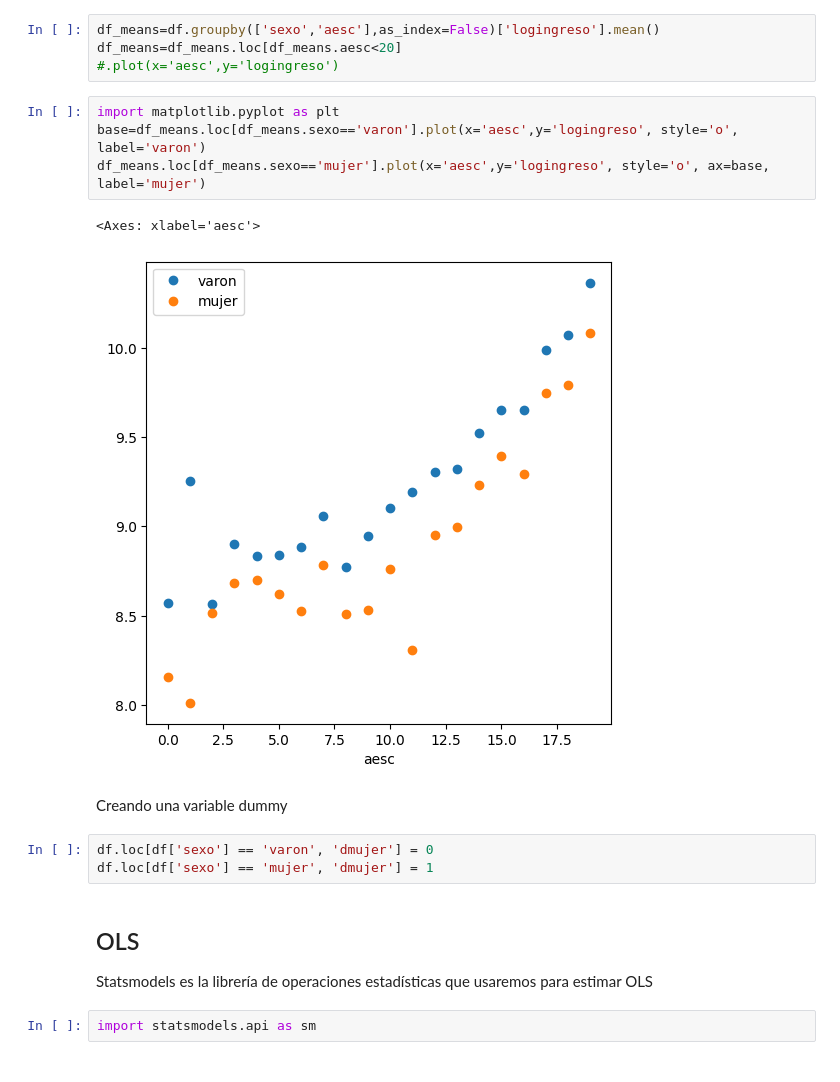
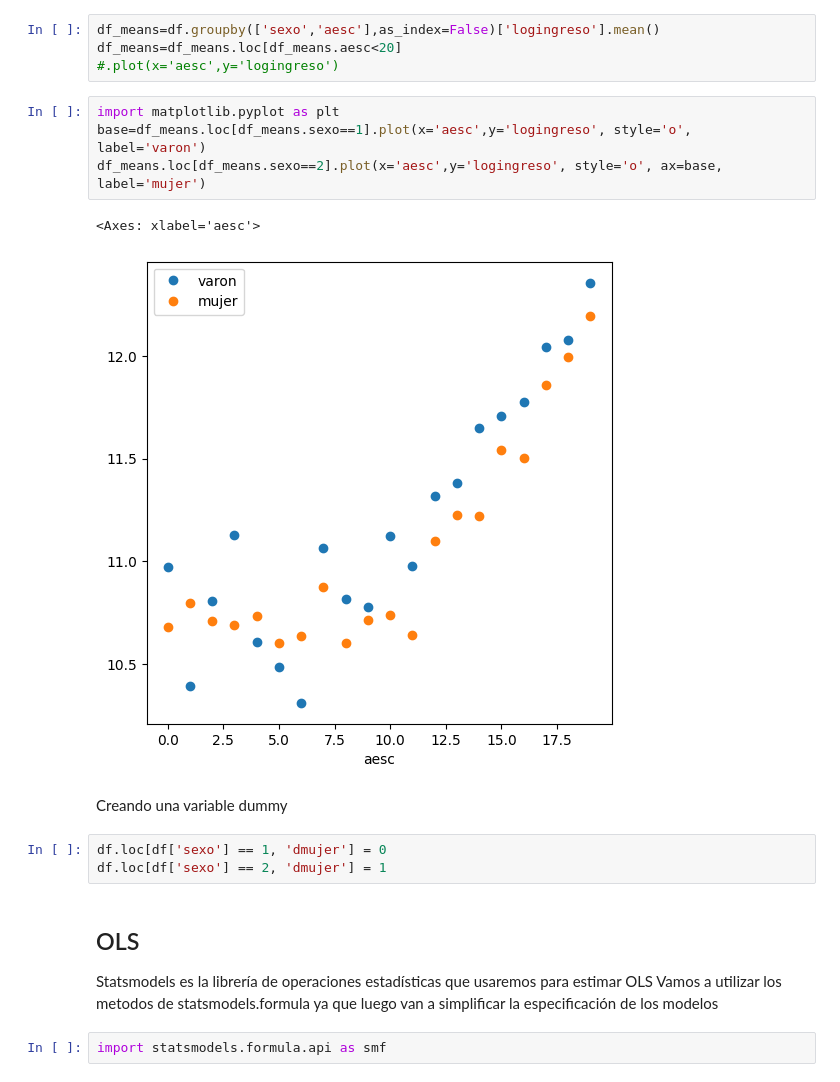
Before and after one commit to rpasquini/econometria-iae, a Jupyter notebook: CEF.ipynb, the cells around one changed output. Drawn from its saved outputs; the diff is of its cells as text.

```diff
--- a/CEF.ipynb
+++ b/CEF.ipynb
@@ -245,19 +241,20 @@ df_means=df_means.loc[df_means.aesc<20]
 #.plot(x='aesc',y='logingreso')
 # %%
 import matplotlib.pyplot as plt
-base=df_means.loc[df_means.sexo=='varon'].plot(x='aesc',y='logingreso', style='o', label='varon')
-df_means.loc[df_means.sexo=='mujer'].plot(x='aesc',y='logingreso', style='o', ax=base, label='mujer')
+base=df_means.loc[df_means.sexo==1].plot(x='aesc',y='logingreso', style='o', label='varon')
+df_means.loc[df_means.sexo==2].plot(x='aesc',y='logingreso', style='o', ax=base, label='mujer')
 # %% [output]
 <Axes: xlabel='aesc'>
-[figure, old version]
+[figure, new version]
 # %% [markdown]
 Creando una variable dummy
 # %%
-df.loc[df['sexo'] == 'varon', 'dmujer'] = 0
-df.loc[df['sexo'] == 'mujer', 'dmujer'] = 1
+df.loc[df['sexo'] == 1, 'dmujer'] = 0
+df.loc[df['sexo'] == 2, 'dmujer'] = 1
 # %% [markdown]
 ## OLS
 
 Statsmodels es la librería de operaciones estadísticas que usaremos para estimar OLS
+Vamos a utilizar los metodos de statsmodels.formula ya que luego van a simplificar la especificación de los modelos
 # %%
-import statsmodels.api as sm
+import statsmodels.formula.api as smf
```
Also changed, not shown: parts of 34 cells of this notebook.
